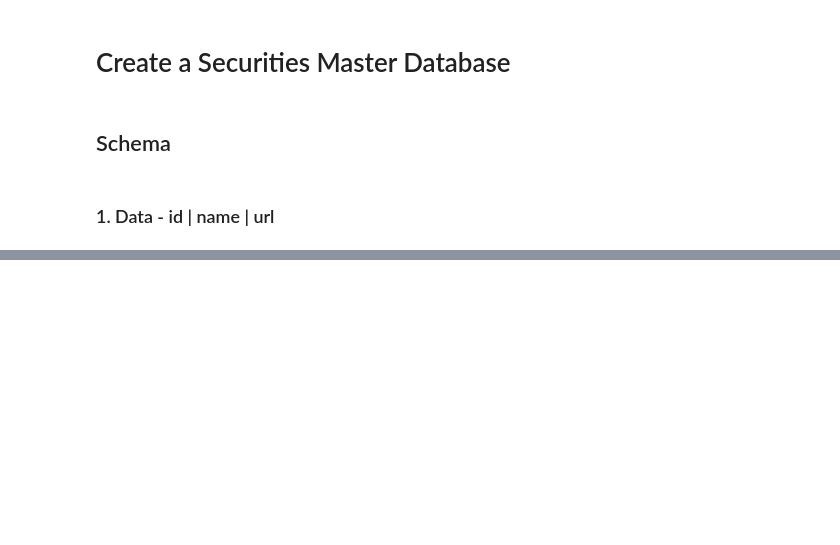
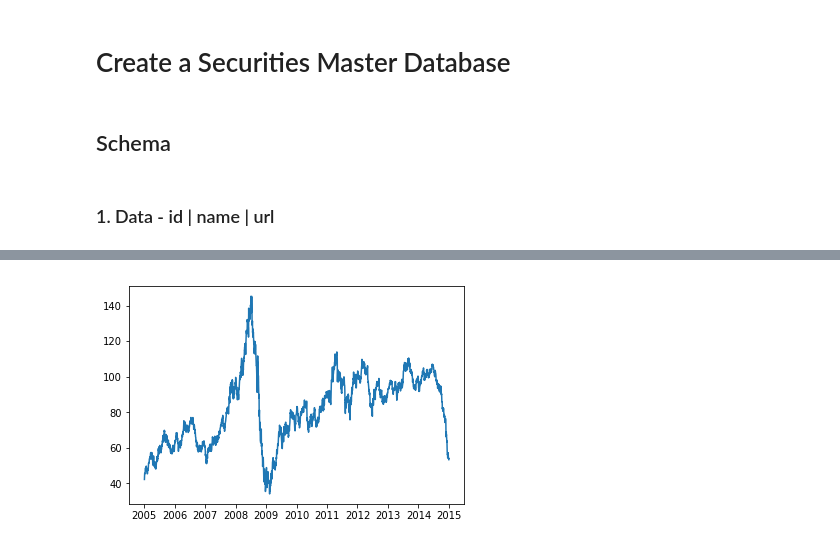
Before and after one commit to franko003/K2_Data_Science, a Jupyter notebook: Exploring_Data/scraping-notebooks/CryptoCompare_API.ipynb, the cells around one changed output, grey strips where cells are left out. Cells and saved outputs as stored; diff of their text form; code cells hidden in the pictures; blank space fills up the shorter version.

```diff
--- a/Exploring_Data/scraping-notebooks/CryptoCompare_API.ipynb
+++ b/Exploring_Data/scraping-notebooks/CryptoCompare_API.ipynb
@@ -271,0 +256,6 @@ conn.close()
+# %%
+import quandl
+
+data = quandl.get("SCF/CME_CL1_FW", authtoken="Hv95pPh1xQWzt5DFhxS7")
+
+data.tail()
@@ -271,0 +295,6 @@ conn.close()
+# %%
+plt.plot(data.index, data.Settle)
+
+plt.show()
+# %% [output]
+[figure, added]
```
Also changed, not shown: parts of 19 cells of this notebook, 2 other files.
